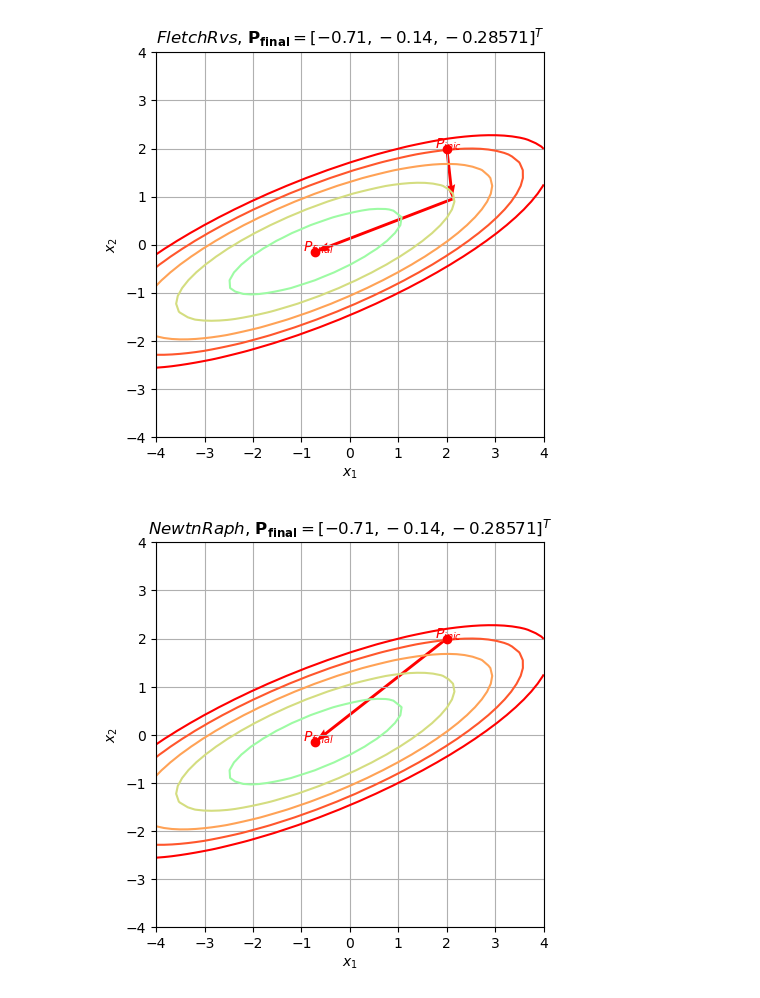
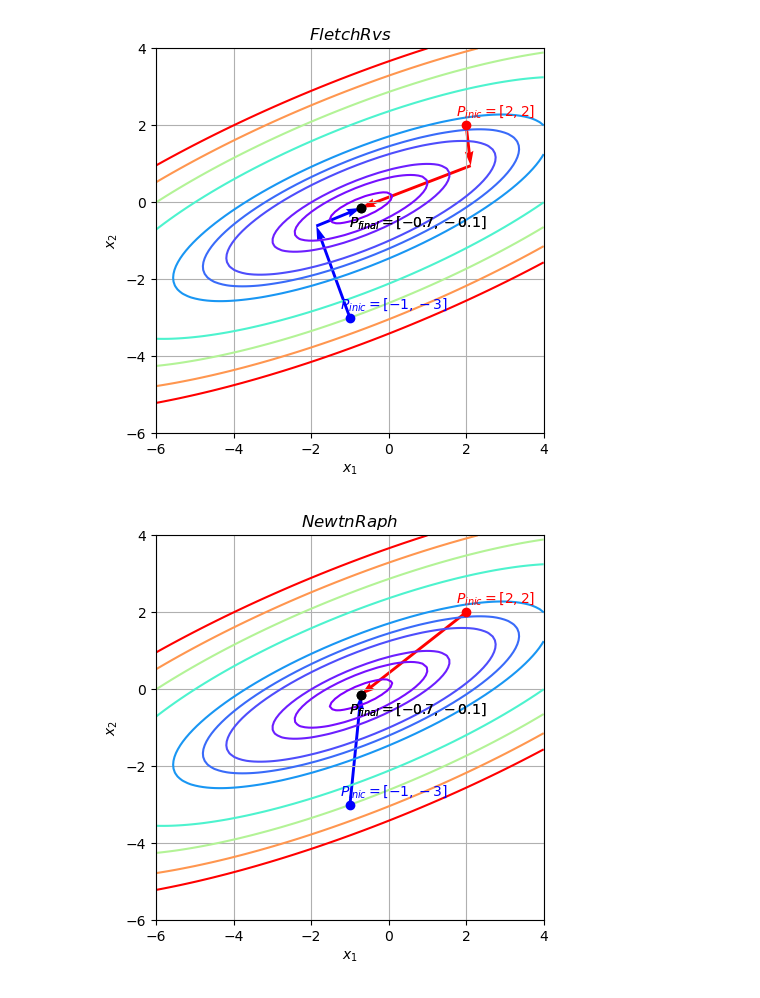
Before and after one commit to prj-phcp/MEC2403_Activities, a Jupyter notebook: Trabalho1/Trabalho1.ipynb, the cells around one changed output. Saved outputs shown, nothing was run; the diff lists cells and outputs as text; code cells hidden in the pictures.

```diff
--- a/Trabalho1/Trabalho1.ipynb
+++ b/Trabalho1/Trabalho1.ipynb
@@ -47,32 +50,34 @@ optimizrs = [
 # %%
 item = 'a'
 
-x = np.linspace(-4, 4, 50)
-y = np.linspace(-4, 4, 50)
+x = np.linspace(-6, 4, 100)
+y = np.linspace(-6, 4, 100)
 X, Y = np.meshgrid(x, y)
 Z = f(X, Y)
 
+levels =[0, 1, 2, 5, 7, 10, 20, 30, 40, 50]
 
 for name, optimizer in optimizrs:
-    t_init = datetime.datetime.now()
-    p_final = optimizer(f, p_inicial, step)
-    t_final = datetime.datetime.now()
-    print(f'{name}: p_final = [{p_final[0]:.6f}\\\\ {p_final[1]:.6f}\\\\ {f(*p_final):.6f}].T. Execução:{t_final - t_init}, {optimizer.iter} iterações')
     fig, ax = plt.subplots(1,1, figsize=(5, 5))
-    ax.contour(X, Y, Z, np.linspace(-10, 10, 10),cmap='rainbow')
-    ax.plot(*p_inicial, 'ro')
-    ax.text(p_inicial[0]-0.25, p_inicial[1], '$P_{inic}$', color='red')
-    ax.plot(*p_final, 'ro')
-    ax.text(p_final[0]-0.25, p_final[1], '$P_{final}$', color='red')
-    cache = optimizer.get_history()
-    for i in range(len(cache)-1):
-        p_i = cache[i]
-        p_f = cache[i+1]
-        ax.quiver(p_i[0], p_i[1], p_f[0]-p_i[0], p_f[1]-p_i[1], color='red', angles='xy', scale_units='xy', scale=1)#, label='Passo completo')
+    ax.contour(X, Y, Z, levels,cmap='rainbow')
+    for p_inicial, color in points:
+        t_init = datetime.datetime.now()
+        p_final = optimizer(f, p_inicial, step)
+        t_final = datetime.datetime.now()
+        print(f'{name}: p_final = [{p_final[0]:.6f}, {p_final[1]:.6f}, {f(*p_final):.6f}].T. Execução:{t_final - t_init}, {optimizer.iter} iterações')
+        ax.plot(*p_inicial, f'{color}o')
+        ax.text(p_inicial[0]-0.25, p_inicial[1]+0.25, f'$P_{{inic}} = [{p_inicial[0]}, {p_inicial[1]}]$', color=color)
+        ax.plot(*p_final, 'ko')
+        ax.text(p_final[0]-0.3, p_final[1]-0.5, f'$P_{{final}} = [{p_final[0]:.1f}, {p_final[1]:.1f}]$', color='k')
+        cache = optimizer.get_history()
+        for i in range(len(cache)-1):
+            p_i = cache[i]
+            p_f = cache[i+1]
+            ax.quiver(p_i[0], p_i[1], p_f[0]-p_i[0], p_f[1]-p_i[1], color=color, angles='xy', scale_units='xy', scale=1)#, label='Passo completo')
     ax.grid()
     #ax.legend()
     ax.set_xlabel('$x_1$')
     ax.set_ylabel('$x_2$')
-    ax.set_title(f'${name}$, $\mathbf{{P_{{final}}}} = [{p_final[0]:.2f}, {p_final[1]:.2f}, {f(*p_final):.5f}]^T$')
+    ax.set_title(f'${name}$')
     fig.savefig(f'images/q1{item}_{name}.pdf')
 # %% [output]
@@ -88,2 +99,2 @@ BFGS: p_final = [-0.714286\\ -0.142857\\ -0.285714].T. Execução:0:00:00.001307
-[figure, old version]
+[figure, new version]
-[figure, old version]
+[figure, new version]
```
Also changed, not shown: parts of 6 cells of this notebook, 20 other files.
